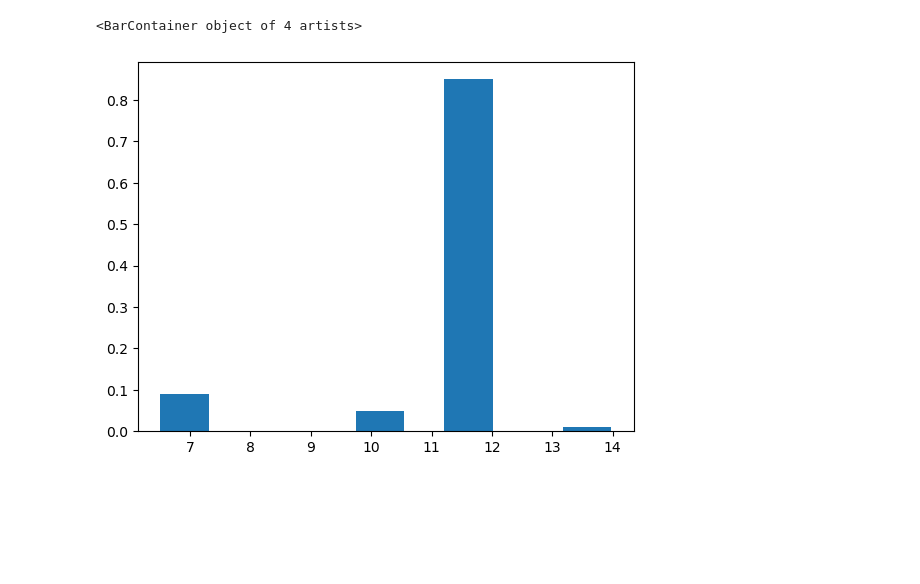
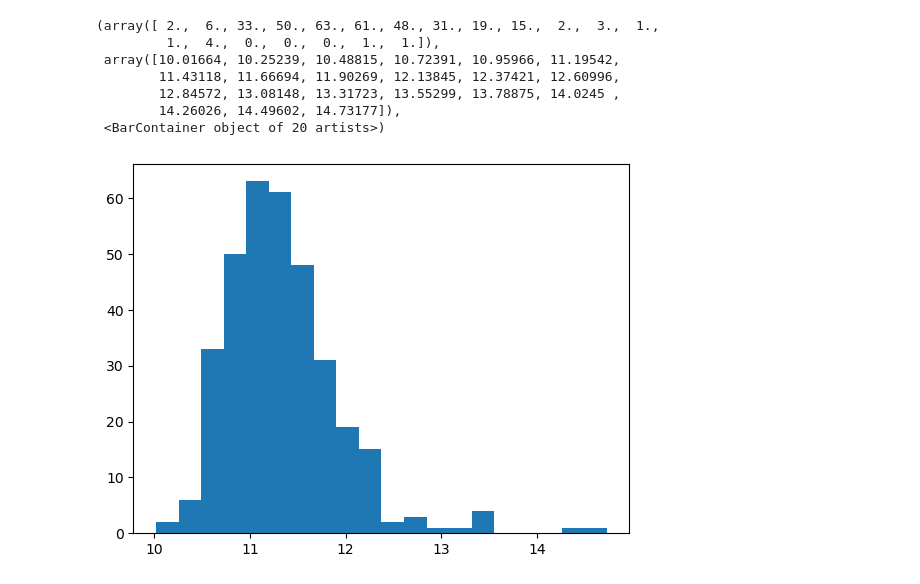
Before and after one commit to ViktorBezb/Computations_VACPT, a Jupyter notebook: Compute Boundary given beta and Q.ipynb, the cells around one changed output. Drawn from its saved outputs; the diff is of its cells as text; code cells hidden in the pictures; blank space fills up the shorter version.

```diff
--- a/Compute Boundary given beta and Q.ipynb
+++ b/Compute Boundary given beta and Q.ipynb
@@ -305,10 +292,16 @@ if False: # clreate regression model
 zeta = initialize_cities_array()
 LogCitySize = np.log(zeta[:,0])
 # %%
-plt.bar(LogCitySize, zeta[:,1])
+plt.hist(LogCitySize, bins = 20)
 # %% [output]
-<BarContainer object of 4 artists>
+(array([ 2.,  6., 33., 50., 63., 61., 48., 31., 19., 15.,  2.,  3.,  1.,
+         1.,  4.,  0.,  0.,  0.,  1.,  1.]),
+ array([10.01664, 10.25239, 10.48815, 10.72391, 10.95966, 11.19542,
+        11.43118, 11.66694, 11.90269, 12.13845, 12.37421, 12.60996,
+        12.84572, 13.08148, 13.31723, 13.55299, 13.78875, 14.0245 ,
+        14.26026, 14.49602, 14.73177]),
+ <BarContainer object of 20 artists>)
-[figure, old version]
+[figure, new version]
 # %%
     plt.scatter(DF_boundary["a"][Signs_boundary > 0], DF_boundary["b"][Signs_boundary > 0], c = "red", s=1)
     plt.scatter(DF_boundary["a"][Signs_boundary < 0], DF_boundary["b"][Signs_boundary < 0], c = "blue", s=1)
```
Also changed, not shown: parts of 12 cells of this notebook, 3 other files.
